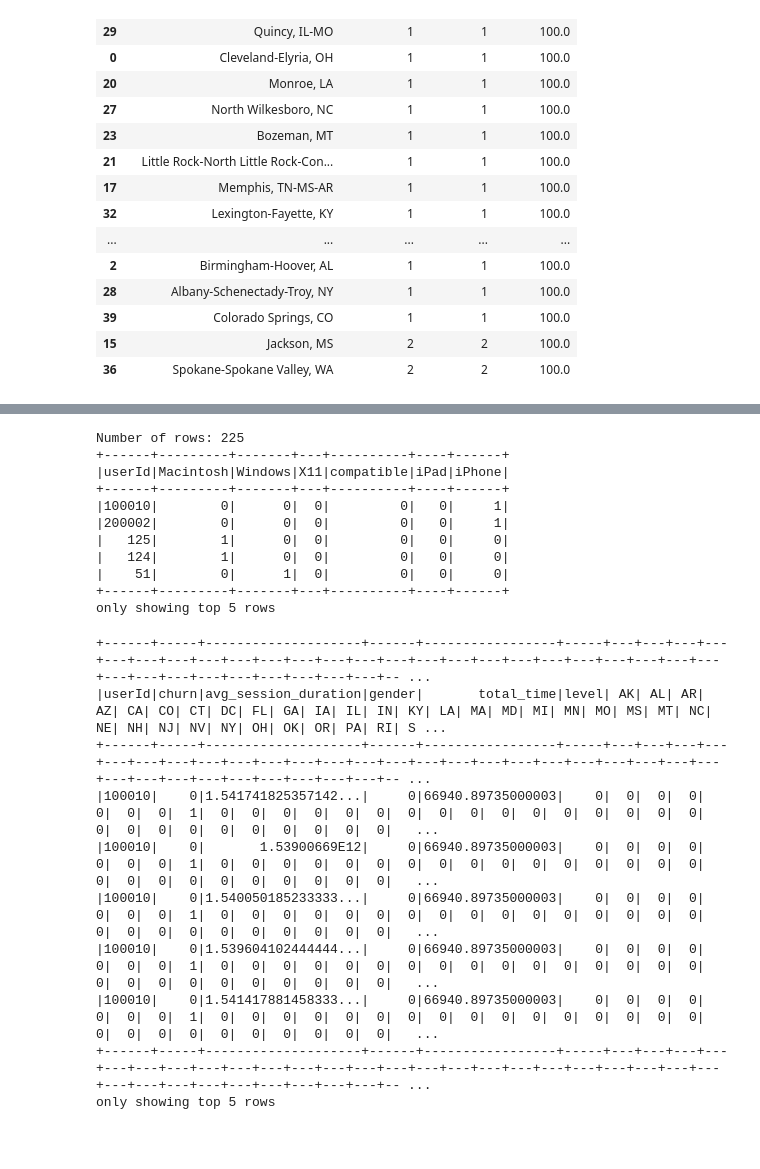
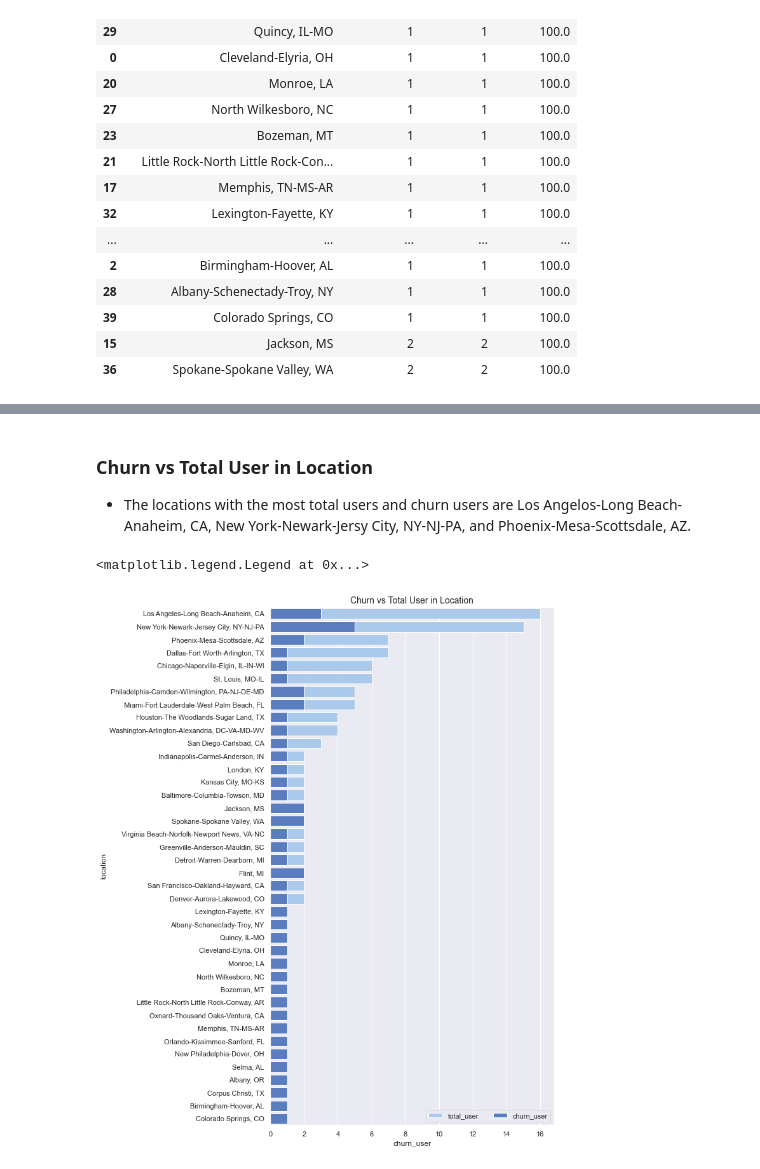
Before and after one commit to peterle93/Customer-Churn-Prediction-with-Spark, a Jupyter notebook: Sparkify.ipynb, the cells around one changed output, grey strips where cells are left out. Cells and saved outputs as stored; diff of their text form; code cells hidden in the pictures; blank space fills up the shorter version.

```diff
--- a/Sparkify.ipynb
+++ b/Sparkify.ipynb
@@ -698,47 +312,17 @@ only showing top 5 rows
-# %%
-# User defined function
-get_agent = udf(lambda x: x.split('(')[1].replace(";", " ").split(" ")[0])
-
-# Create feature for userAgent
-userAgent = df.withColumn('userAgent', get_agent(df['userAgent'])).select(['userId', 'userAgent']).dropDuplicates(['userId'])\
-            .groupBy('userId').pivot('userAgent').agg(count('userAgent')).fillna(0)
-
-# Validation
-print('Number of rows: ' + str(userAgent.count()))
-userAgent.show(5)
-# %% [output]
-Number of rows: 225
-+------+---------+-------+---+----------+----+------+
-|userId|Macintosh|Windows|X11|compatible|iPad|iPhone|
-+------+---------+-------+---+----------+----+------+
-|100010|        0|      0|  0|         0|   0|     1|
-|200002|        0|      0|  0|         0|   0|     1|
-|   125|        1|      0|  0|         0|   0|     0|
-|   124|        1|      0|  0|         0|   0|     0|
-|    51|        0|      1|  0|         0|   0|     0|
-+------+---------+-------+---+----------+----+------+
-only showing top 5 rows
-# %%
-df = churn.join(avg_session_duration, ['userId'])\
-          .join(gender, ['userId'])\
-          .join(length, ['userId'])\
-          .join(level, ['userId'])\
-          .join(location, ['userId'])\
-          .join(page, ['userId'])\
-          .join(time_since_reg, ['userId'])\
-          .join(sessions, ['userId'])\
-          .join(songs, ['userId'])\
-          .join(userAgent, ['userId'])
-
-df.show(5)
-# %% [output]
-+------+-----+--------------------+------+-----------------+-----+---+---+---+---+---+---+---+---+---+---+---+---+---+---+---+---+---+---+---+---+---+---+---+---+---+---+---+---+---+---+---+---+---+-- ...
-|userId|churn|avg_session_duration|gender|       total_time|level| AK| AL| AR| AZ| CA| CO| CT| DC| FL| GA| IA| IL| IN| KY| LA| MA| MD| MI| MN| MO| MS| MT| NC| NE| NH| NJ| NV| NY| OH| OK| OR| PA| RI| S ...
-+------+-----+--------------------+------+-----------------+-----+---+---+---+---+---+---+---+---+---+---+---+---+---+---+---+---+---+---+---+---+---+---+---+---+---+---+---+---+---+---+---+---+---+-- ...
-|100010|    0|1.541741825357142...|     0|66940.89735000003|    0|  0|  0|  0|  0|  0|  0|  1|  0|  0|  0|  0|  0|  0|  0|  0|  0|  0|  0|  0|  0|  0|  0|  0|  0|  0|  0|  0|  0|  0|  0|  0|  0|  0|   ...
-|100010|    0|       1.53900669E12|     0|66940.89735000003|    0|  0|  0|  0|  0|  0|  0|  1|  0|  0|  0|  0|  0|  0|  0|  0|  0|  0|  0|  0|  0|  0|  0|  0|  0|  0|  0|  0|  0|  0|  0|  0|  0|  0|   ...
-|100010|    0|1.540050185233333...|     0|66940.89735000003|    0|  0|  0|  0|  0|  0|  0|  1|  0|  0|  0|  0|  0|  0|  0|  0|  0|  0|  0|  0|  0|  0|  0|  0|  0|  0|  0|  0|  0|  0|  0|  0|  0|  0|   ...
-|100010|    0|1.539604102444444...|     0|66940.89735000003|    0|  0|  0|  0|  0|  0|  0|  1|  0|  0|  0|  0|  0|  0|  0|  0|  0|  0|  0|  0|  0|  0|  0|  0|  0|  0|  0|  0|  0|  0|  0|  0|  0|  0|   ...
-|100010|    0|1.541417881458333...|     0|66940.89735000003|    0|  0|  0|  0|  0|  0|  0|  1|  0|  0|  0|  0|  0|  0|  0|  0|  0|  0|  0|  0|  0|  0|  0|  0|  0|  0|  0|  0|  0|  0|  0|  0|  0|  0|   ...
-+------+-----+--------------------+------+-----------------+-----+---+---+---+---+---+---+---+---+---+---+---+---+---+---+---+---+---+---+---+---+---+---+---+---+---+---+---+---+---+---+---+---+---+-- ...
-only showing top 5 rows
+# %% [markdown]
+### Churn vs Total User in Location
+- The locations with the most total users and churn users are Los Angelos-Long Beach-Anaheim, CA, New York-Newark-Jersy City, NY-NJ-PA, and Phoenix-Mesa-Scottsdale, AZ.
+# %%
+fig, ax = plt.subplots(figsize=(8, 15))
+plt.title("Churn vs Total User in Location", fontsize=14)
+sns.set_color_codes("pastel")
+sns.barplot(x="total_user", y="location", data=merge_df, ax=ax,
+            label="total_user",color="b")
+
+sns.set_color_codes("muted")
+sns.barplot(x="churn_user", y="location", data=merge_df, ax=ax,
+            label="churn_user",color="b")
+ax.legend(ncol=2, loc="lower right", frameon=True)
+# %% [output]
+<matplotlib.legend.Legend at 0x...>
+[figure, added]
```
Also changed, not shown: parts of 122 cells of this notebook.
